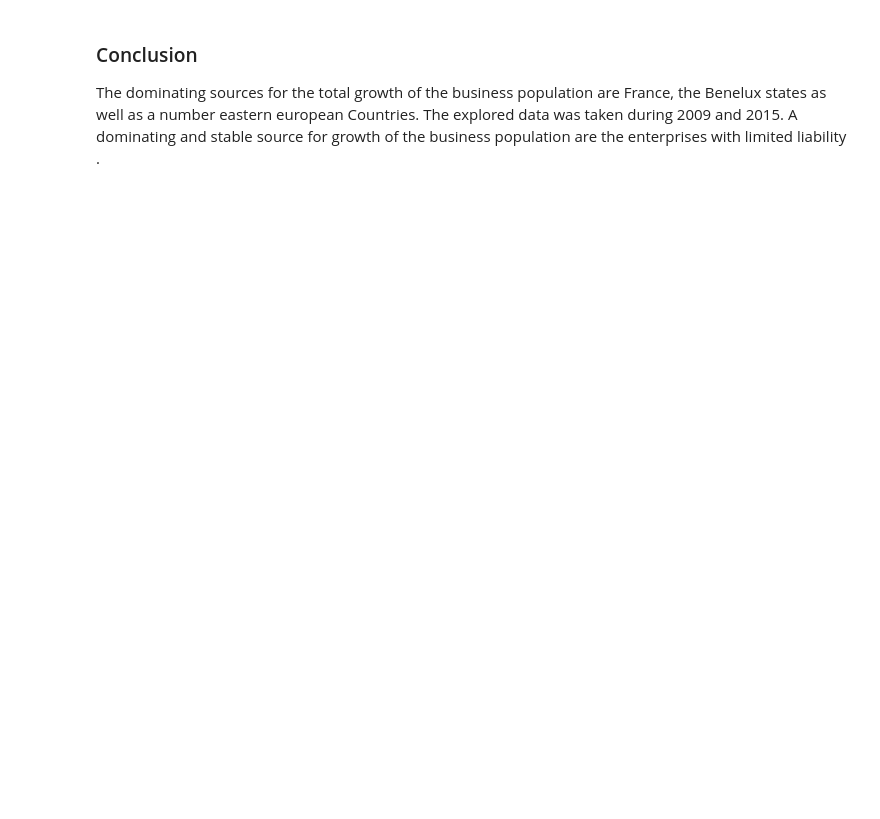
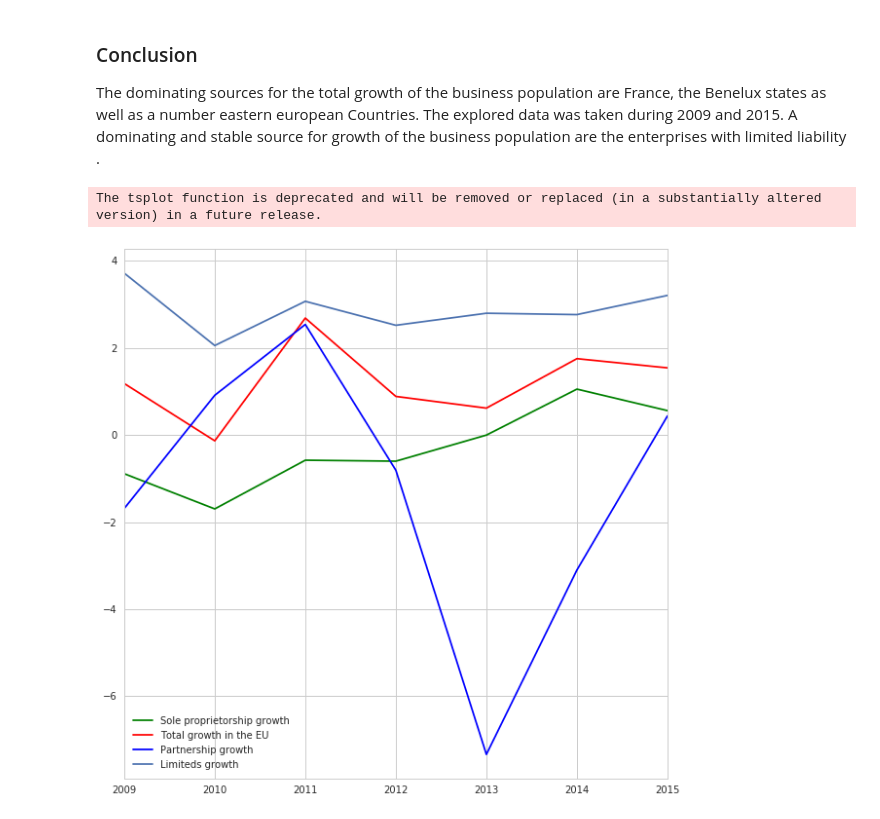
Before and after one commit to chasenberg/data_science, a Jupyter notebook: notebooks/explorer.ipynb, the cells around one changed output. Cells and saved outputs as stored; diff of their text form; code cells hidden in the pictures; blank space fills up the shorter version.

```diff
--- a/notebooks/explorer.ipynb
+++ b/notebooks/explorer.ipynb
@@ -318,3 +308,34 @@ py.iplot( fig, validate=False, filename='d3-world-map' )
 # %% [markdown]
 ### Conclusion
 The dominating sources for the total growth of the business population are France, the Benelux states as well as a number eastern european Countries. The explored data was taken during 2009 and 2015. A dominating and stable source for growth of the business population are the enterprises with limited liability .
+# %%
+import seaborn as sns
+import matplotlib.pyplot as plt
+plt.rcParams["font.family"] = "Times New Roman"
+sns.set(style="whitegrid")
+#sns.set_style({'font.family': 'Times New Roman'})
+
+sole = 'Sole proprietorship growth'
+total = 'Total growth in the EU'
+partner = 'Partnership growth'
+limit = 'Limiteds growth'
+business_demography[sole] = business_demography.filter(regex='Sole proprietorship,Net business population growth', axis=1).mean(axis=1)
+business_demography[total] = business_demography.filter(regex='Total,Net business population growth', axis=1).mean(axis=1)
+business_demography[partner] = business_demography.filter(regex='Partnership, co-operatives, associations, etc.,Net business population growth', axis=1).mean(axis=1)
+business_demography[limit] = business_demography.filter(regex='Limited liability enterprise,Net business population growth', axis=1).mean(axis=1)
+
+
+# Load the long-form example gammas dataset
+gammas = sns.load_dataset("gammas")
+
+plt.figure(figsize=(10,10))
+# Plot the response with standard error
+sns.tsplot(data=business_demography[sole], time=business_demography.index ,condition=sole, legend=True, color='green' )
+sns.tsplot(data=business_demography[total], time=business_demography.index ,condition=total, legend=True, color='red' )
+sns.tsplot(data=business_demography[partner], time=business_demography.index ,condition=partner, legend=True, color='blue' )
+sns.tsplot(data=business_demography[limit], time=business_demography.index ,condition=limit, legend=True )
+
+plt.show()
+# %% [output]
+The tsplot function is deprecated and will be removed or replaced (in a substantially altered version) in a future release.
+[figure, added]
```
Also changed, not shown: parts of 5 cells of this notebook.
